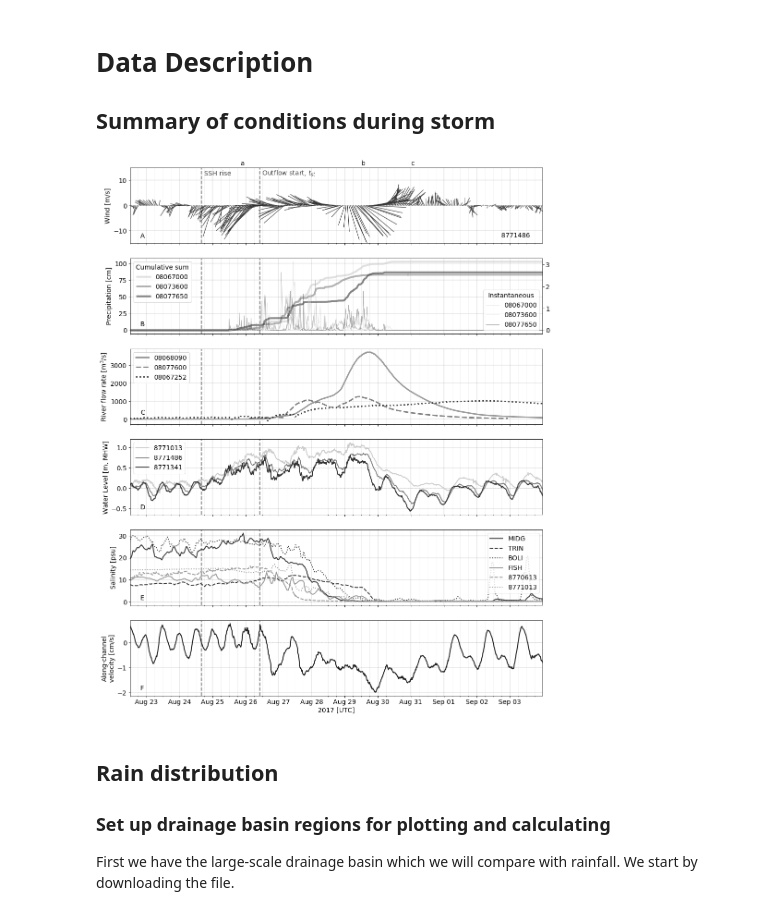
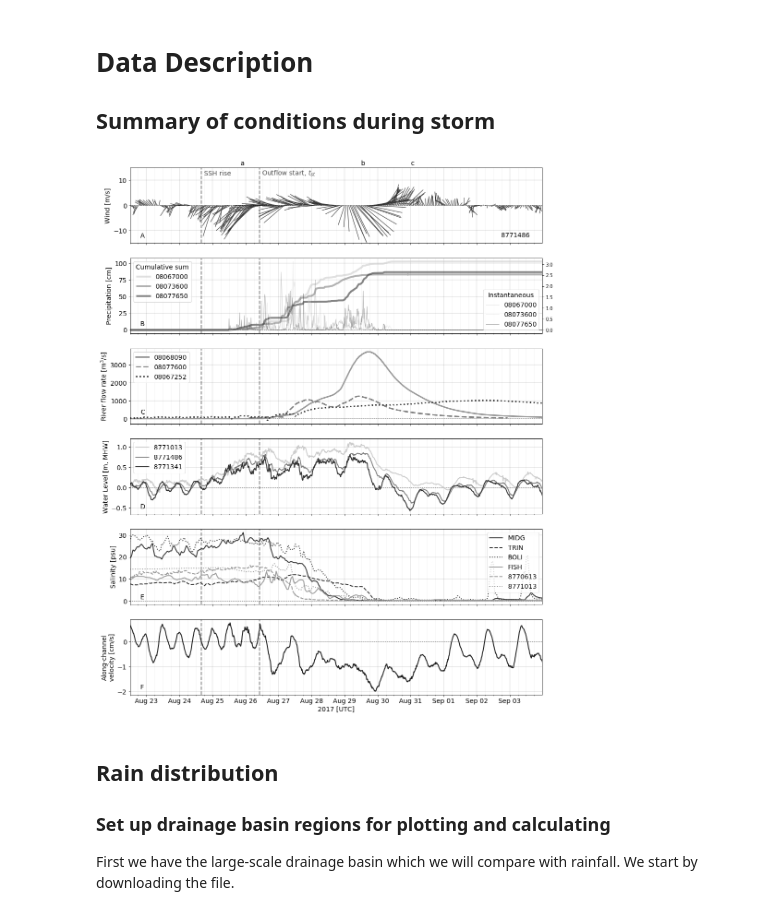
Before and after one commit to kthyng/harvey_inflow, a Jupyter notebook: notebooks/2_data_description.ipynb, the cells around one changed output. Drawn from its saved outputs; the diff is of its cells as text; code cells hidden in the pictures.

Commit message:
updated fontsize in some plots

```diff
--- a/notebooks/2_data_description.ipynb
+++ b/notebooks/2_data_description.ipynb
@@ -7,6 +7,8 @@
 # %%
 # dates corresponding to sea surface plots from TXLA model that we compare with for storm surge
 ssh_dates = [pd.Timestamp('2017-8-25 20'), pd.Timestamp('2017-8-29 12'), pd.Timestamp('2017-8-31 00')]
+
+fs = 14
 # %%
 # define short dataframe to simplify plotting
 dsp = '2017-08-22 12:00'; dep = '2017-09-3'
@@ -24,8 +26,8 @@ dw = 4
 axes[0].quiver(dfsh['idx'][::dw], np.zeros(len(dfsh[::dw])), dfsh[buoy + ': East [m/s]'][::dw], dfsh[buoy + ': North [m/s]'][::dw],
                headaxislength=0, headlength=0, width=width, units='y', scale_units='y', scale=1,
                color='0.2', label=buoy)
-axes[0].text(0.9, 0.075, buoy, fontsize=14, transform=axes[0].transAxes)
-axes[0].text(0.025, 0.072, 'A', fontsize=14, transform=axes[0].transAxes)
+axes[0].text(0.9, 0.075, buoy, fontsize=fs, transform=axes[0].transAxes)
+axes[0].text(0.025, 0.072, 'A', fontsize=fs, transform=axes[0].transAxes)
 
 
 ## Precipitation ##
@@ -34,25 +36,27 @@ bs = ['08067000', '08073600', '08077650']
 for i, (buoy, col) in enumerate(zip(bs,['0.8', '0.5', '0.2'])):
     ax1.plot(dfsh.index, dfsh[buoy + ': Rain [cm]'], color=col, lw=1, alpha=0.4)  # instantaneous
     axes[1].plot(dfsh.index, dfsh[buoy + ': Rain [cm]'].cumsum(), color=col, lw=4, alpha=0.6)  # cumulative
-axes[1].legend(bs, loc='upper left', title='Cumulative sum')
-ax1.legend(bs, loc='lower right', title='Instantaneous')
-axes[1].text(0.025, 0.1, 'B', fontsize=14, transform=axes[1].transAxes)
+axes[1].legend(bs, loc='upper left', title='Cumulative sum', fontsize=fs, title_fontsize=fs)
+ax1.legend(bs, loc='lower right', title='Instantaneous', fontsize=fs, title_fontsize=fs)
+axes[1].text(0.025, 0.1, 'B', fontsize=fs, transform=axes[1].transAxes)
+# change fontsize of ticklabels
+axes[1].tick_params(labelsize=fs)
 
 
 ## River Gauges ##
 bs = ['08068090', '08077600', '08067252']
 for buoy, col, ls in zip(bs, ['0.6', '0.5', '0.2'],['-', '--',':']):
     axes[2].plot(dfsh.index, dfsh[buoy + ': Flow rate [m^3/s]'], color=col, lw=3, linestyle=ls)
-axes[2].legend(bs, loc='upper left')
-axes[2].text(0.025, 0.13, 'C', fontsize=14, transform=axes[2].transAxes)
+axes[2].legend(bs, loc='upper left', fontsize=fs, title_fontsize=fs)
+axes[2].text(0.025, 0.13, 'C', fontsize=fs, transform=axes[2].transAxes)
 
 
 ## Sea Level ##
 lws = [2,2,2]
 for buoy, col, lw in zip(['8771013', '8771486', '8771341'], ['0.8', '0.5', '0.2'], lws):
     axes[3].plot(dfsh.index, dfsh[buoy + ': Water Level [m, MHW]'], label=buoy, color=col, lw=lw)
-axes[3].legend()
-axes[3].text(0.025, 0.072, 'D', fontsize=14, transform=axes[3].transAxes)
+axes[3].legend(title_fontsize=fs, fontsize=fs)
+axes[3].text(0.025, 0.072, 'D', fontsize=fs, transform=axes[3].transAxes)
 
 ## Salinity ##
 bs = ['MIDG', 'TRIN', 'BOLI', 'FISH', '8770613', '8771013']
@@ -60,60 +64,62 @@ linestyles = ['-', '--', ':', '-', '--', ':']
 colors = ['0.2', '0.2', '0.2', '0.6', '0.6', '0.6']
 for buoy, ls, col in zip(bs, linestyles, colors):
     axes[4].plot(dfsh.index, dfsh[buoy + ': Salinity'], label=buoy, color=col, lw=2, ls=ls)
-axes[4].legend(loc='best')
-axes[4].text(0.025, 0.072, 'E', fontsize=14, transform=axes[4].transAxes)
+axes[4].legend(loc='best', title_fontsize=fs, fontsize=fs)
+axes[4].text(0.025, 0.072, 'E', fontsize=fs, transform=axes[4].transAxes)
 
 
 ## Entrance along-channel velocity ##
 axes[5].plot(dfsh.index, dfsh['smean'], color='0.1', lw=2)
-axes[5].text(0.025, 0.072, 'F', fontsize=14, transform=axes[5].transAxes)
+axes[5].text(0.025, 0.072, 'F', fontsize=fs, transform=axes[5].transAxes)
 
 
 axes[0].set_ylim(-15,15)
 axes[0].set_xlim(dfsh.index[0], dfsh.index[-1])
 for ax in axes:
-    ax.hlines(0, dfsh.index[0], dfsh.index[-1], linewidth=1, linestyle=':', alpha=0.1)
+    ax.hlines(0, dfsh.index[0], dfsh.index[-1], linewidth=1.5, linestyle=':', alpha=0.5)
     ax.grid(which='major', lw=1.5, color='k', alpha=0.1)
     ax.grid(which='minor', lw=1, color='k', alpha=0.05)
     # overlay lines for events
     ylims = ax.get_ylim()
     ax.set_ylim(*ylims)
     # start of ssh rise
     ax.vlines(date_ssh, *ylims, linewidth=2, alpha=0.5, color='k', linestyle='--')
     # start of outflow
     ax.vlines(date_outflow, *ylims, linewidth=2, alpha=0.5, color='k', linestyle='--')
+    # change fontsize of ticklabels
+    ax.tick_params(labelsize=fs)
 
 # labels
-axes[0].set_ylabel('Wind [m/s]')
-axes[1].set_ylabel('Precipitation [cm]')
-axes[2].set_ylabel('River flow rate [m$^3$/s]')
-axes[3].set_ylabel('Water Level [m, MHW]')
-axes[4].set_ylabel('Salinity [psu]')
-axes[5].set_ylabel('Along-channel\nvelocity [cm/s]')
+axes[0].set_ylabel('Wind [m/s]', fontsize=fs)
+axes[1].set_ylabel('Precipitation [cm]', fontsize=fs)
+axes[2].set_ylabel('River flow rate [m$^3$/s]', fontsize=fs)
+axes[3].set_ylabel('Water Level [m, MHW]', fontsize=fs)
+axes[4].set_ylabel('Salinity [psu]', fontsize=fs)
+axes[5].set_ylabel('Along-channel\nvelocity [cm/s]', fontsize=fs)
 
 # label dates
-axes[0].text(0.18, 0.9, 'SSH rise', transform=axes[0].transAxes, alpha=0.7)
-axes[0].text(0.32, 0.9, 'Outflow start, $t_{st}$', transform=axes[0].transAxes, alpha=0.7)
+axes[0].text(0.18, 0.9, 'SSH rise', transform=axes[0].transAxes, alpha=0.7, fontsize=fs)
+axes[0].text(0.32, 0.9, 'Outflow start, $t_{st}$', transform=axes[0].transAxes, alpha=0.7, fontsize=fs)
 
 # label lines at the top of the plot
 ssh_dates_labels = ['a','b','c']
 for ssh_date, ssh_date_label in zip(ssh_dates, ssh_dates_labels):
-    axes[0].text(ssh_date, 16, ssh_date_label)#, transform=axes[0].transAxes)
+    axes[0].text(ssh_date, 16, ssh_date_label, fontsize=fs)#, transform=axes[0].transAxes)
 
 minor = mpl.dates.HourLocator(byhour=np.arange(0,24,6))
 ax.xaxis.set_minor_locator(minor)
 major = mpl.dates.HourLocator(byhour=np.arange(0,24,24))
 ax.xaxis.set_major_locator(major)
 ax.xaxis.set_major_formatter(mpl.dates.DateFormatter('%b %d'))
 
 handles, labels = ax.get_legend_handles_labels()
 by_label = OrderedDict(zip(labels, handles))
 
-ax.set_xlabel('2017 [UTC]');
+ax.set_xlabel('2017 [UTC]', fontsize=fs);
 
 plt.savefig('../figures/conditions.pdf', bbox_inches='tight')
 # %% [output]
-[figure, old version]
+[figure, new version]
 # %% [markdown]
 ## Rain distribution
 
```
